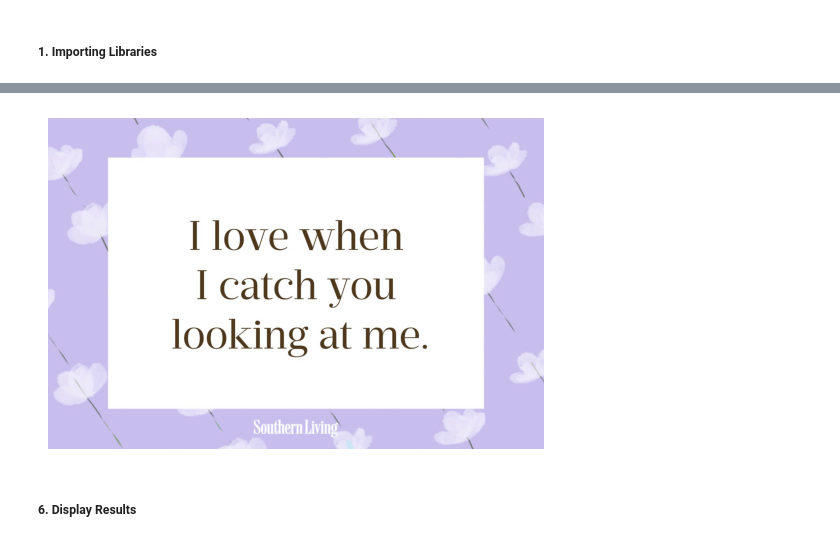
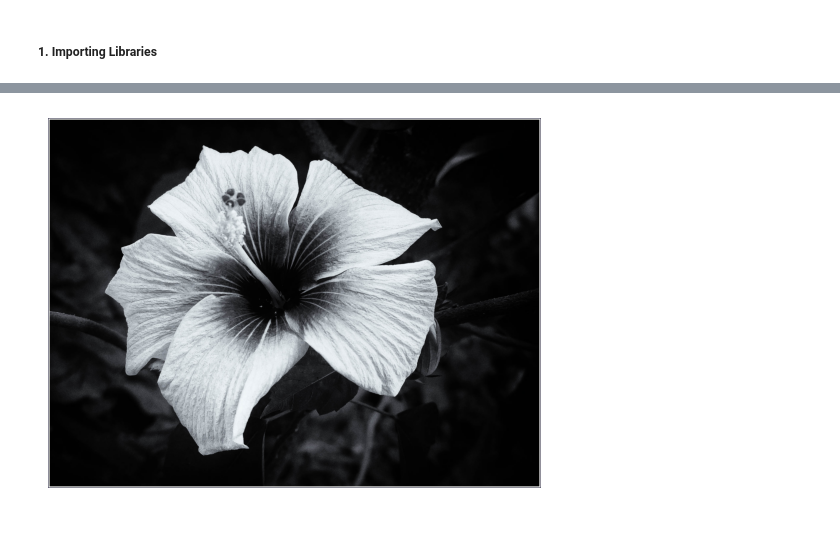
Before and after one commit to fatahrahimi330/100-Machine-Learning-Projects, a Jupyter notebook: 13-Black and white image colorization/Black_and_white_image_colorization.ipynb, the cells around one changed output, grey strips where cells are left out. Saved outputs shown, nothing was run; the diff lists cells and outputs as text; code cells hidden in the pictures.

Commit message:
Completed the Colorizing Project

```diff
--- a/13-Black and white image colorization/Black_and_white_image_colorization.ipynb
+++ b/13-Black and white image colorization/Black_and_white_image_colorization.ipynb
@@ -11,8 +22,8 @@ import matplotlib.pyplot as plt
 # %%
-image = cv2.imread('black_white.png')
+img_bgr = cv2.imread('black_white.png')
 # %%
-plt.imshow(image)
+plt.imshow(cv2.cvtColor(img_bgr, cv2.COLOR_BGR2RGB))
 plt.axis('off')
 plt.show()
 # %% [output]
-[figure, old version]
+[figure, new version]
@@ -52,2 +29,0 @@ print(f"✓ Colorized image saved to {output_path}")
-# %% [markdown]
-##### 6. Display Results
```
Also changed, not shown: parts of 7 cells of this notebook, 3 other files.
